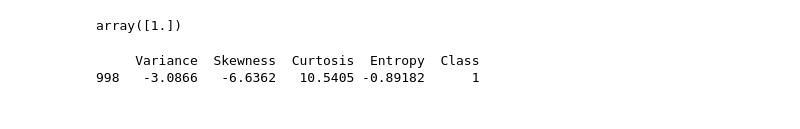
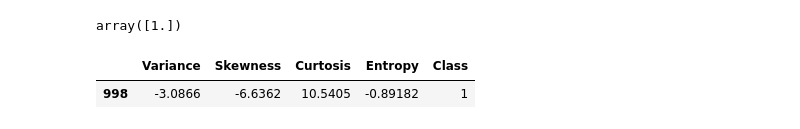
Before and after one commit to Siriani1/Machine-Learning, a Jupyter notebook: ML 101.2/ML 101.2/esercizio decision tree senza soluzioni.ipynb, the cells around one changed output. Drawn from its saved outputs; the diff is of its cells as text; code cells hidden in the pictures.

```diff
--- a/ML 101.2/ML 101.2/esercizio decision tree senza soluzioni.ipynb
+++ b/ML 101.2/ML 101.2/esercizio decision tree senza soluzioni.ipynb
@@ -209,10 +231,11 @@ array([1.])
 # %%
 # la banconota che abbiamo testato in realtà è una di quelle giè presenti nel dataset.
 # Provate ad andare a vedere nel dataframe Pandas se la predizione del metodo è corretta o meno
 # cercando alcune caratteristiche delòa nostra banconota, ad esempio 'Variance' = -3.0866, 'Skewness' = -6.6362 e
 # 'Curtosis' = 10.5405
+df[(df['Variance'] == -3.0866) & (df['Skewness'] == -6.6362) & (df['Curtosis'] == 10.5405)]
 # %% [output]
-     Variance  Skewness  Curtosis  Entropy  Class
-998   -3.0866   -6.6362   10.5405 -0.89182      1
+|  | Variance | Skewness | Curtosis | Entropy | Class |
+| 998 | -3.0866 | -6.6362 | 10.5405 | -0.89182 | 1 |
 # %%
 # il metodo ha predetto correttamente il risultato?
```
Also changed, not shown: parts of 19 cells of this notebook, 3 other files.
